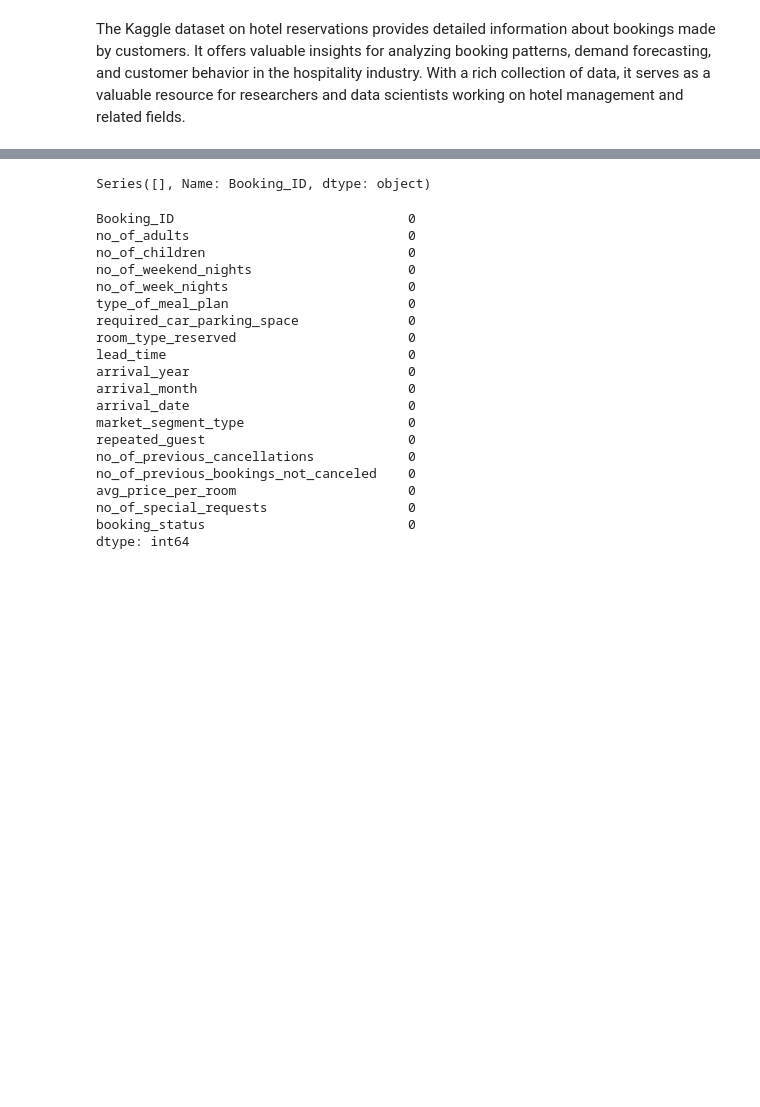
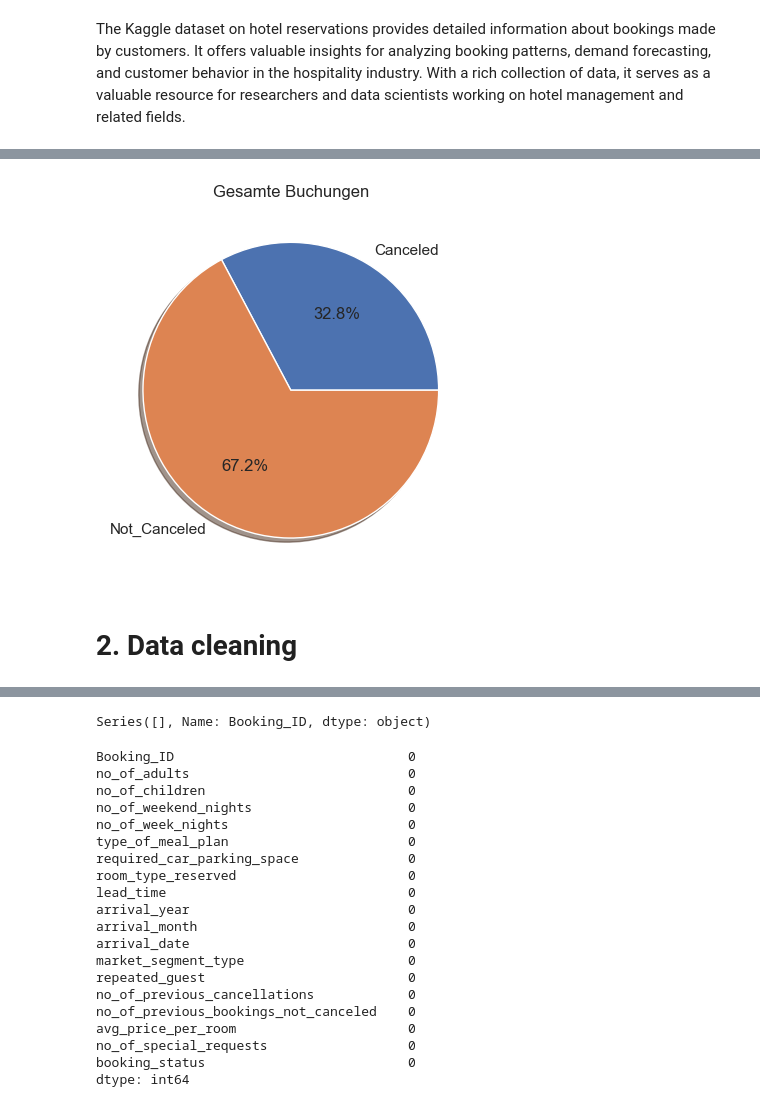
Before and after one commit to Flitschi7/stornierungsvorhersage-im-hotelgewerbe, a Jupyter notebook: hotel_cancellation.ipynb, the cells around one changed output, grey strips where cells are left out. Cells and saved outputs as stored; diff of their text form; code cells hidden in the pictures; blank space fills up the shorter version.

```diff
--- a/hotel_cancellation.ipynb
+++ b/hotel_cancellation.ipynb
@@ -66 +46,13 @@ main_df.describe(include='all')
+# %%
+#überprüfen wie die Verteilung der stornierten Buchungen ist
+booking_status_count = main_df.groupby('booking_status')['Booking_ID'].count().reset_index()
+def func(pct):
+  return "{:1.1f}%".format(pct)
+plt.pie(booking_status_count.Booking_ID.values, labels=booking_status_count.booking_status.values, autopct=lambda pct: func(pct), shadow=True)
+plt.title('Gesamte Buchungen')
+plt.show()
+# %% [output]
+[figure, added]
+# %% [markdown]
+# 2. Data cleaning
 # %%
```
Also changed, not shown: parts of 69 cells of this notebook.
